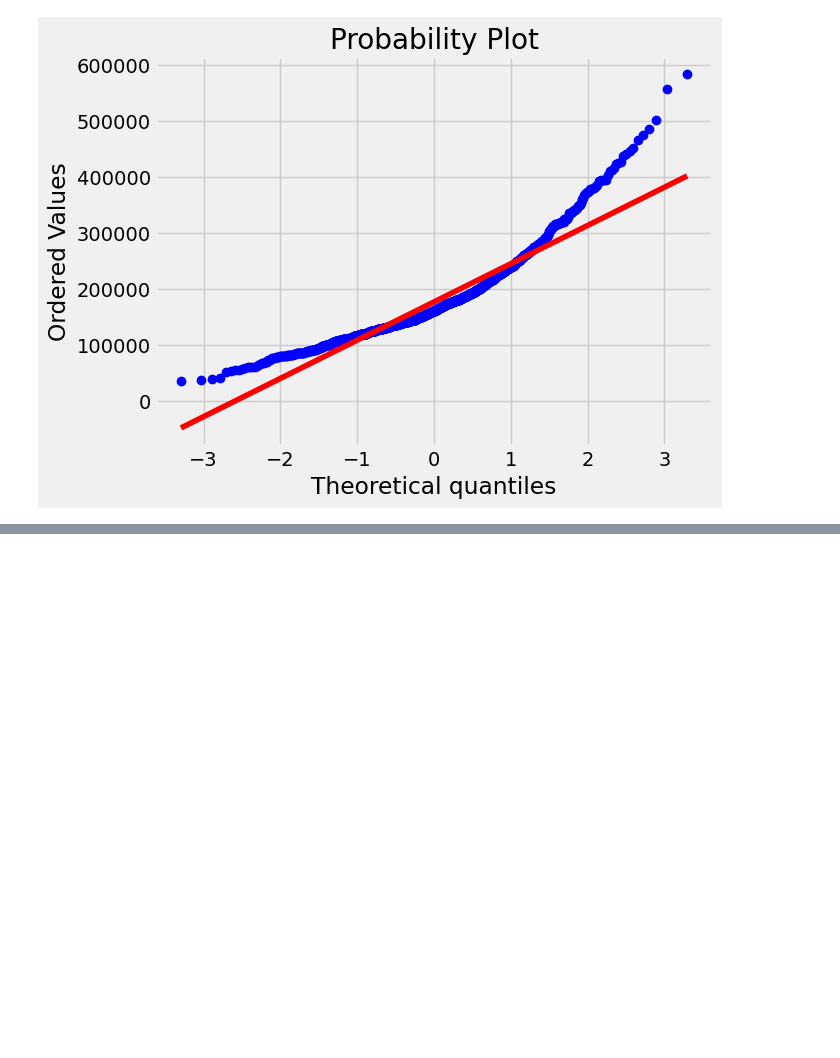
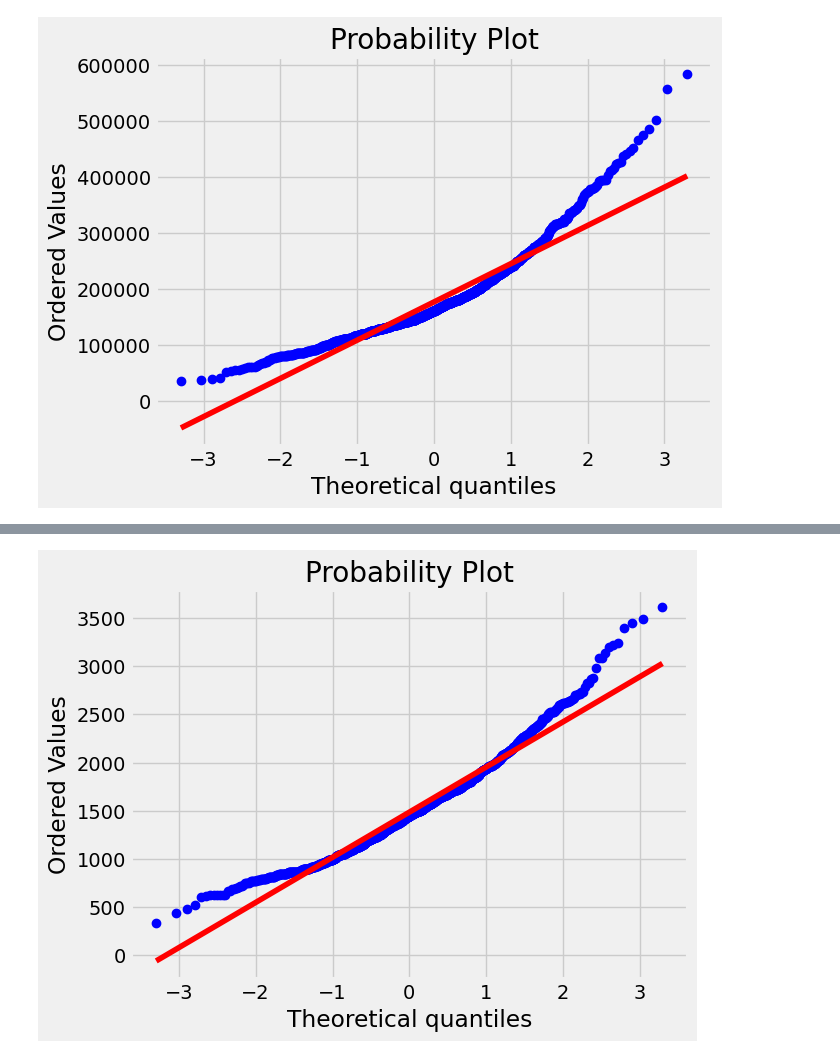
Before and after one commit to gowtham0210/House-price-prediction, a Jupyter notebook: House Price Predicition.ipynb, the cells around one changed output, grey strips where cells are left out. Saved outputs shown, nothing was run; the diff lists cells and outputs as text; code cells hidden in the pictures; blank space fills up the shorter version.

```diff
--- a/House Price Predicition.ipynb
+++ b/House Price Predicition.ipynb
@@ -614,0 +622,5 @@ plt.show()
+# %%
+stats.probplot(train_data['GrLivArea'],plot=plt)
+plt.show()
+# %% [output]
+[figure, added]
```
Also changed, not shown: parts of 13 cells of this notebook.
